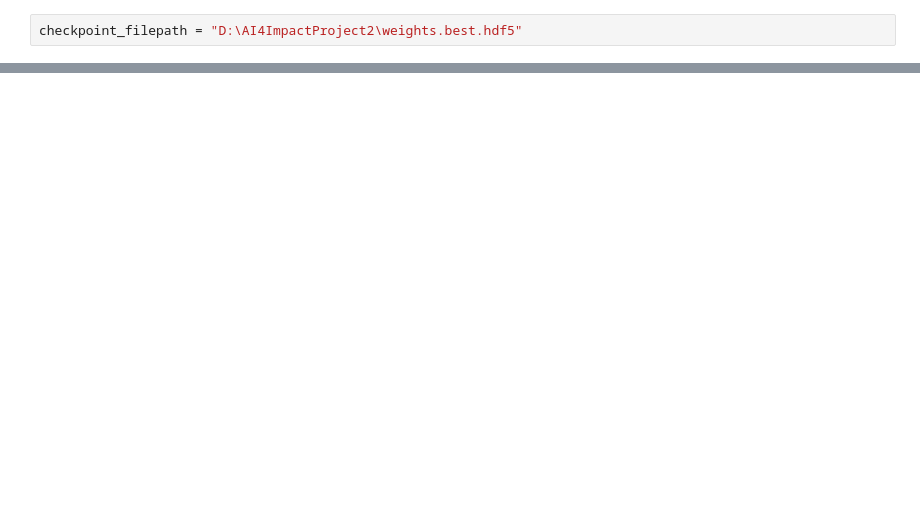
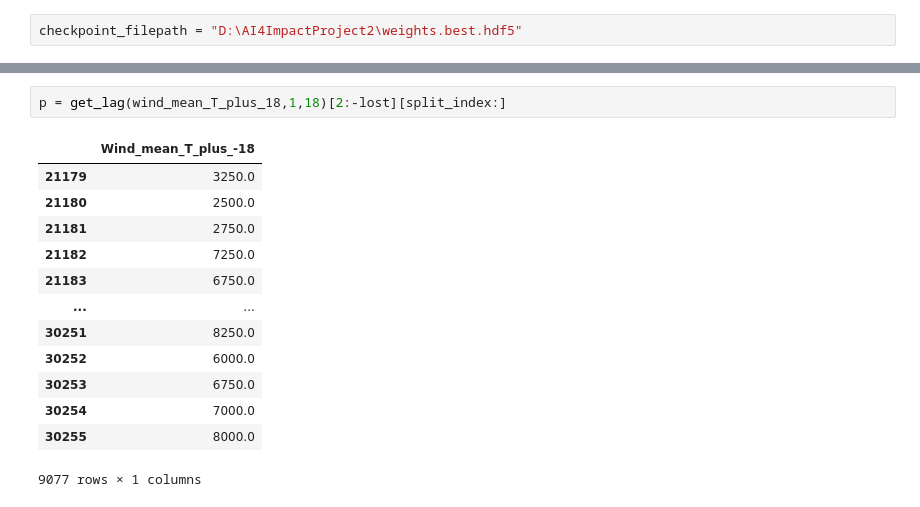
Before and after one commit to wesley34/ai4impactProject2, a Jupyter notebook: wesley_new_model.ipynb, the cells around one changed output, grey strips where cells are left out. Cells and saved outputs as stored; diff of their text form; blank space fills up the shorter version.

```diff
--- a/wesley_new_model.ipynb
+++ b/wesley_new_model.ipynb
@@ -338,0 +353,16 @@ Epoch 1/10
+# %%
+p = get_lag(wind_mean_T_plus_18,1,18)[2:-lost][split_index:]
+# %% [output]
+|  | Wind_mean_T_plus_-18 |
+| 21179 | 3250.0 |
+| 21180 | 2500.0 |
+| 21181 | 2750.0 |
+| 21182 | 7250.0 |
+| 21183 | 6750.0 |
+| ... | ... |
+| 30251 | 8250.0 |
+| 30252 | 6000.0 |
+| 30253 | 6750.0 |
+| 30254 | 7000.0 |
+| 30255 | 8000.0 |
+9077 rows × 1 columns
```
Also changed, not shown: parts of 12 cells of this notebook.
